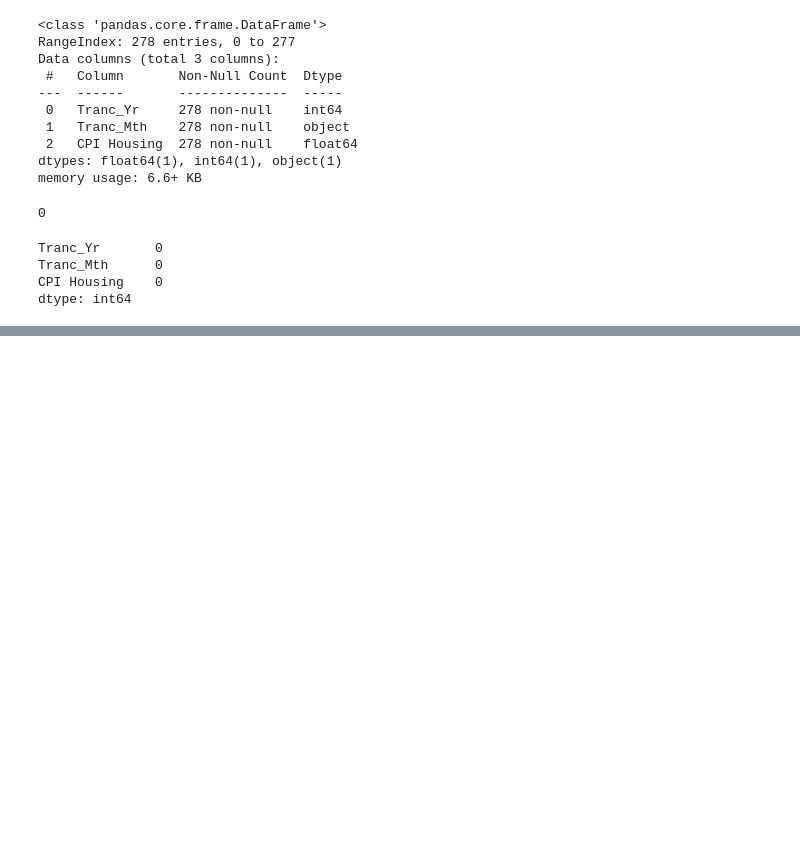
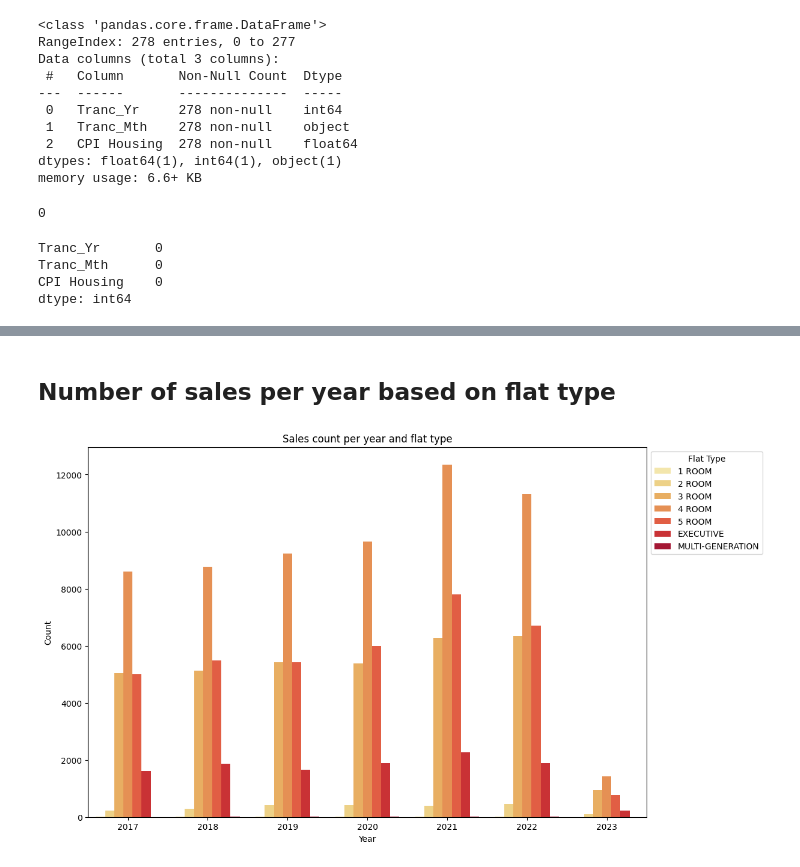
Before and after one commit to brandtyj/HDB_analysis, a Jupyter notebook: hdb_analysis_project.ipynb, the cells around one changed output, grey strips where cells are left out. Drawn from its saved outputs; the diff is of its cells as text; code cells hidden in the pictures; blank space fills up the shorter version.

```diff
--- a/hdb_analysis_project.ipynb
+++ b/hdb_analysis_project.ipynb
@@ -209,0 +259,5 @@ sns.heatmap(corr_matrix, annot=True, cmap='coolwarm')
+# %%
+hdb_new = hdb_data[['Tranc_Yr', 'Tranc_Mth', 'town', 'flat_type', 'flat_model',
+                        'remaining_yr', 'floor_area_sqm', 'resale_price', 'Adjusted_Price']]
+
+hdb_new
@@ -209,0 +278,17 @@ sns.heatmap(corr_matrix, annot=True, cmap='coolwarm')
+# %% [markdown]
+## Number of sales per year based on flat type
+# %%
+#Group by year and flat type to get sales count
+sales_count = hdb_new.groupby(['Tranc_Yr', 'flat_type']).size().reset_index(name = 'Count')
+
+plt.figure(figsize = (12, 8))
+sns.barplot(data = sales_count, x='Tranc_Yr', y='Count', hue='flat_type', palette='YlOrRd')
+
+plt.xlabel('Year')
+plt.ylabel('Count')
+plt.title('Sales count per year and flat type')
+plt.legend(title = 'Flat Type', bbox_to_anchor = (1, 1), loc = 'best')
+
+plt.show()
+# %% [output]
+[figure, added]
```
Also changed, not shown: parts of 24 cells of this notebook, 1 other file.
